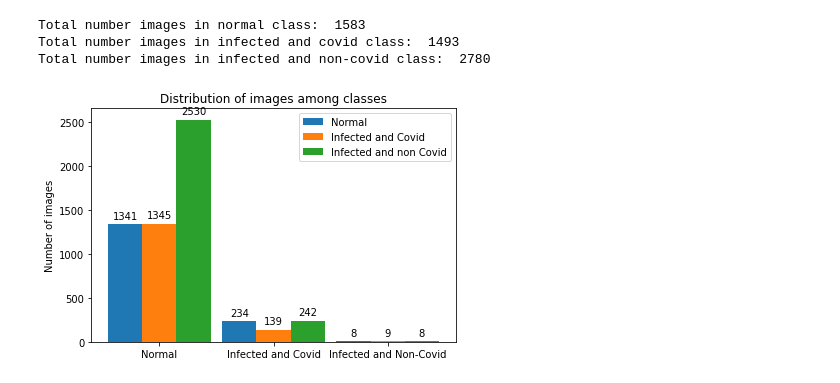
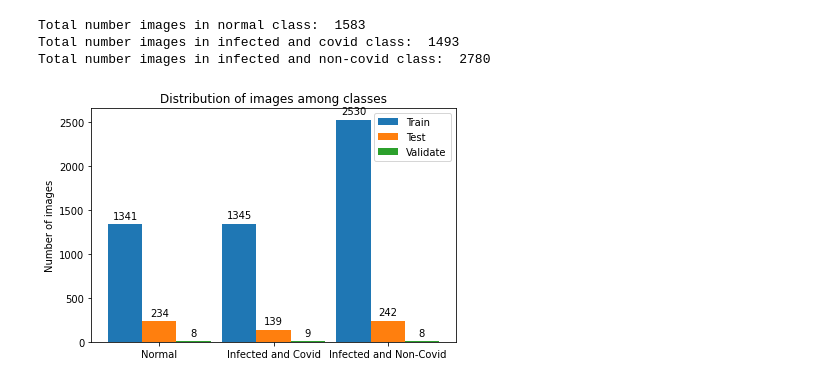
Before and after one commit to cinnamon-rolling/50.039-dl-small-project, a Jupyter notebook: distribution.ipynb, the cells around one changed output. Cells and saved outputs as stored; diff of their text form; code cells hidden in the pictures.

Commit message:
hotfix: graph error

```diff
--- a/distribution.ipynb
+++ b/distribution.ipynb
@@ -60,43 +60,41 @@ normal = [train_normal, test_normal, val_normal]
 infected_covid = [train_infected_covid, test_infected_covid, val_infected_covid]
 infected_non_covid = [train_infected_non_covid, test_infected_non_covid, val_infected_non_covid]
 
-men_means = [20, 34, 30, 35, 27]
-women_means = [25, 32, 34, 20, 25]
 
 x = np.arange(len(labels))  # the label locations
 width = 0.3  # the width of the bars
 
 fig, ax = plt.subplots()
-rects1 = ax.bar(x - width, normal, width, label='Normal')
-rects2 = ax.bar(x, infected_covid, width, label='Infected and Covid')
-rects3 = ax.bar(x + width, infected_non_covid, width, label='Infected and non Covid')
+rects1 = ax.bar(x - width, train, width, label='Train')
+rects2 = ax.bar(x, test, width, label='Test')
+rects3 = ax.bar(x + width, val, width, label='Validate')
 
 # Add some text for labels, title and custom x-axis tick labels, etc.
 ax.set_ylabel('Number of images')
 ax.set_title('Distribution of images among classes')
 ax.set_xticks(x)
 ax.set_xticklabels(labels)
 ax.legend()
 
 
 def autolabel(rects):
     """Attach a text label above each bar in *rects*, displaying its height."""
     for rect in rects:
         height = rect.get_height()
         ax.annotate('{}'.format(height),
                     xy=(rect.get_x() + rect.get_width() / 2, height),
                     xytext=(0, 3),  # 3 points vertical offset
                     textcoords="offset points",
                     ha='center', va='bottom')
 
 
 autolabel(rects1)
 autolabel(rects2)
 autolabel(rects3)
 
 fig.tight_layout()
 
 plt.show()
 fig.savefig("distribution.png")
 # %% [output]
-[figure, old version]
+[figure, new version]
```
Also changed, not shown: 1 other file.
